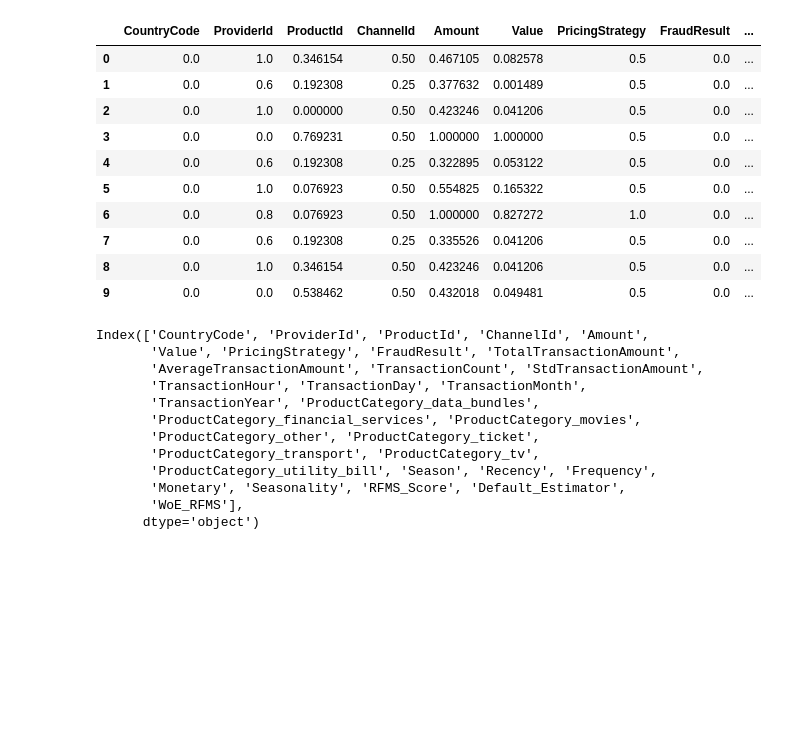
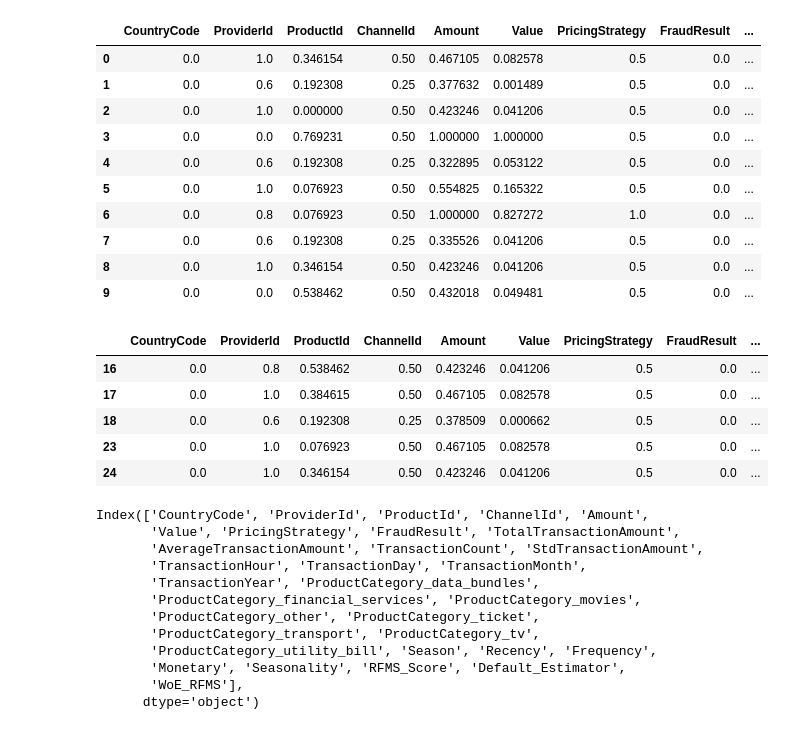
Before and after one commit to GuleWako/Credit-Risk-Analysis, a Jupyter notebook: notebooks/creditRiskAnalysis.ipynb, the cells around one changed output. Drawn from its saved outputs; the diff is of its cells as text; code cells hidden in the pictures; blank space fills up the shorter version.

```diff
--- a/notebooks/creditRiskAnalysis.ipynb
+++ b/notebooks/creditRiskAnalysis.ipynb
@@ -627,6 +641,15 @@ Normalized DataFrame:
 | 7 | 0.0 | 0.6 | 0.192308 | 0.25 | 0.335526 | 0.041206 | 0.5 | 0.0 | ... |
 | 8 | 0.0 | 1.0 | 0.346154 | 0.50 | 0.423246 | 0.041206 | 0.5 | 0.0 | ... |
 | 9 | 0.0 | 0.0 | 0.538462 | 0.50 | 0.432018 | 0.049481 | 0.5 | 0.0 | ... |
+# %%
+df_normalized[df_normalized['Default_Estimator']==1].head()
+# %% [output]
+|  | CountryCode | ProviderId | ProductId | ChannelId | Amount | Value | PricingStrategy | FraudResult | ... |
+| 16 | 0.0 | 0.8 | 0.538462 | 0.50 | 0.423246 | 0.041206 | 0.5 | 0.0 | ... |
+| 17 | 0.0 | 1.0 | 0.384615 | 0.50 | 0.467105 | 0.082578 | 0.5 | 0.0 | ... |
+| 18 | 0.0 | 0.6 | 0.192308 | 0.25 | 0.378509 | 0.000662 | 0.5 | 0.0 | ... |
+| 23 | 0.0 | 1.0 | 0.076923 | 0.50 | 0.467105 | 0.082578 | 0.5 | 0.0 | ... |
+| 24 | 0.0 | 1.0 | 0.346154 | 0.50 | 0.423246 | 0.041206 | 0.5 | 0.0 | ... |
 # %%
 df_normalized.columns
 # %% [output]
```
Also changed, not shown: parts of 20 cells of this notebook, 21 other files.
